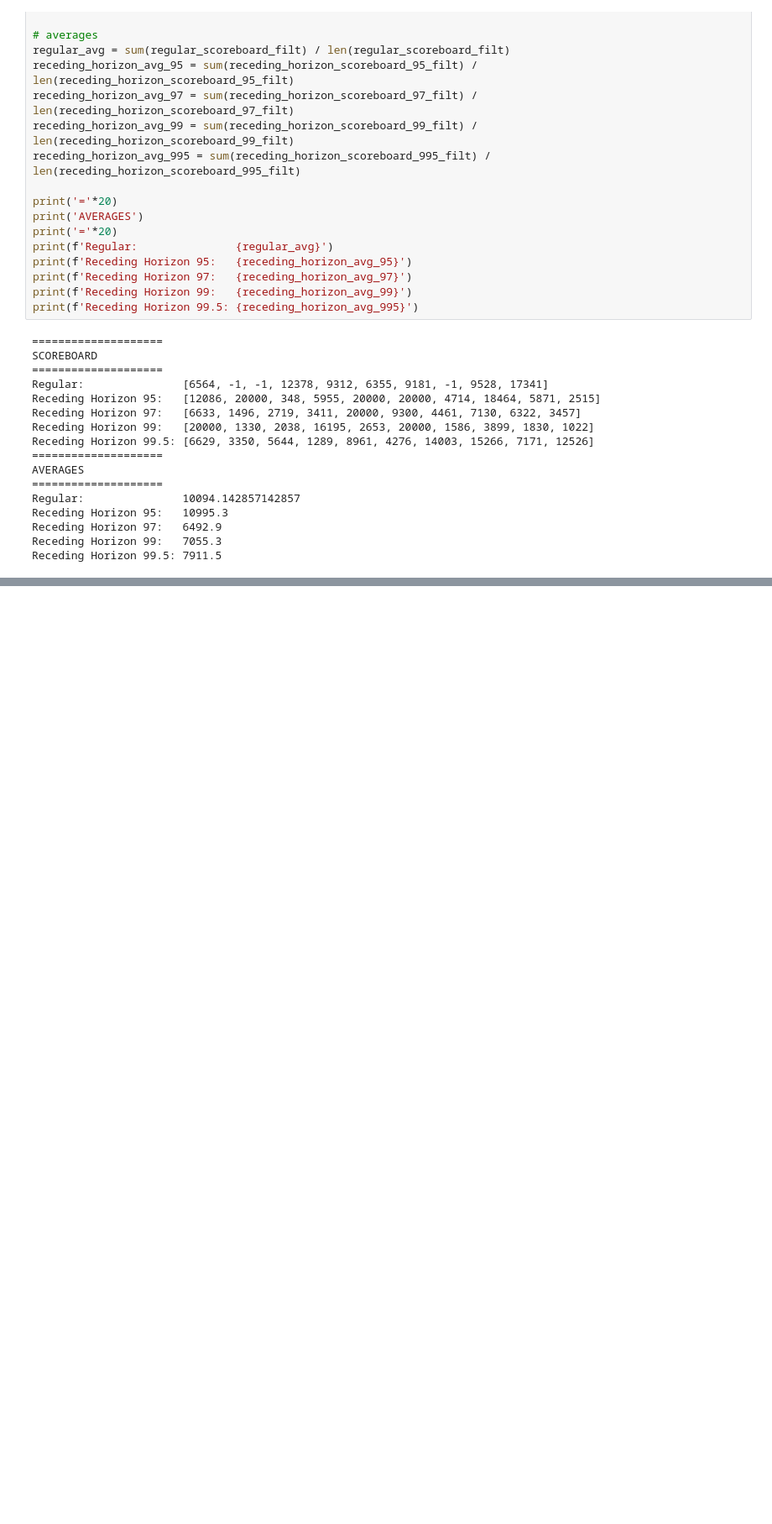
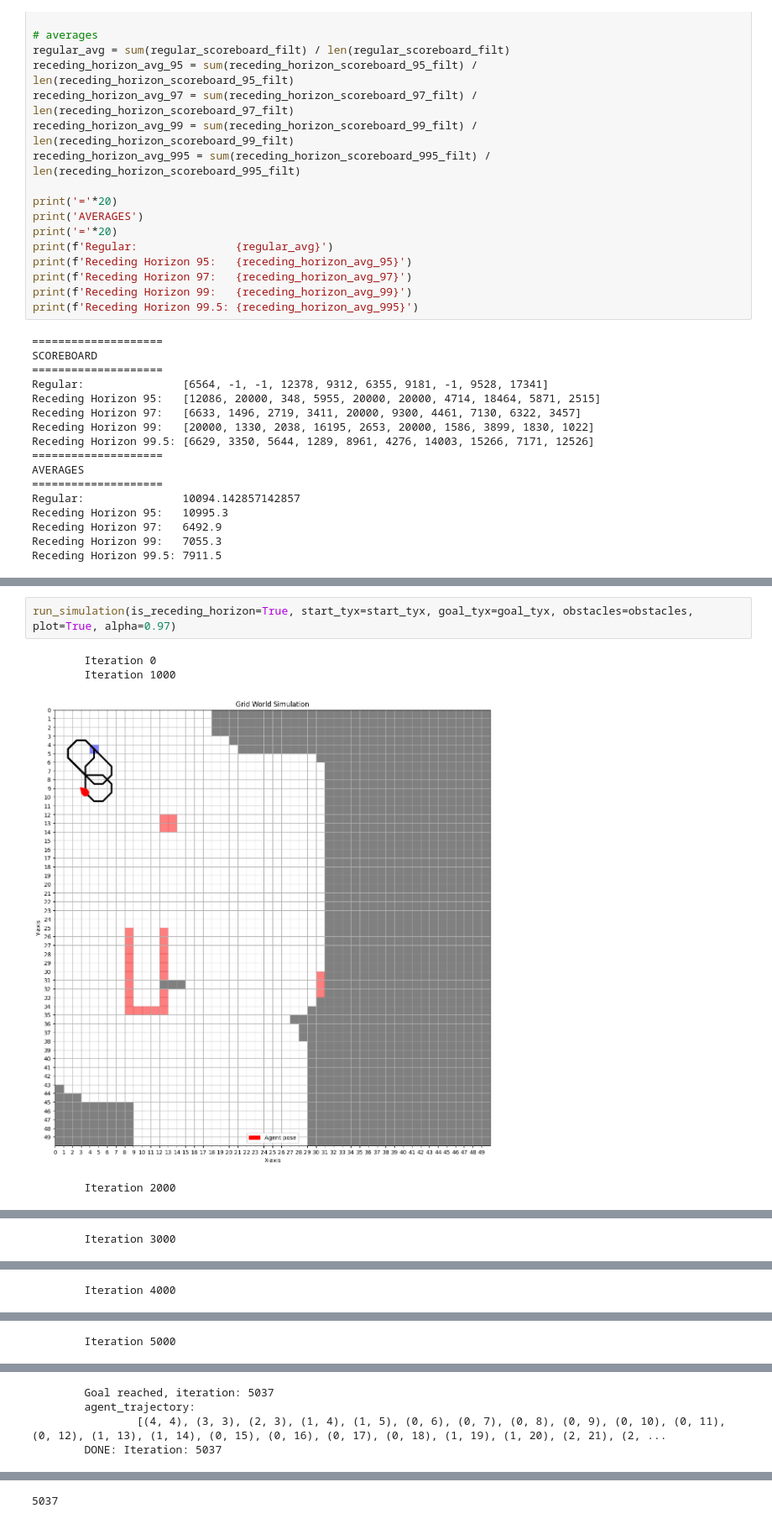
Before and after one commit to jrbeyer/532_project_demo, a Jupyter notebook: 532_project_demo.ipynb, the cells around one changed output, grey strips where cells are left out. Shown at 84% size. Saved outputs shown, nothing was run; the diff lists cells and outputs as text; blank space fills up the shorter version.

```diff
--- a/532_project_demo.ipynb
+++ b/532_project_demo.ipynb
@@ -1514,0 +1513,7 @@ Receding Horizon 99.5: 7911.5
+# %%
+run_simulation(is_receding_horizon=True, start_tyx=start_tyx, goal_tyx=goal_tyx, obstacles=obstacles, plot=True, alpha=0.97)
+# %% [output]
+        Iteration 0
+        Iteration 1000
+[figure, added]
+        Iteration 2000
@@ -1514,0 +1521 @@ Receding Horizon 99.5: 7911.5
+        Iteration 3000
@@ -1514,0 +1523 @@ Receding Horizon 99.5: 7911.5
+        Iteration 4000
@@ -1514,0 +1525 @@ Receding Horizon 99.5: 7911.5
+        Iteration 5000
@@ -1514,0 +1527,4 @@ Receding Horizon 99.5: 7911.5
+        Goal reached, iteration: 5037
+        agent_trajectory:
+                [(4, 4), (3, 3), (2, 3), (1, 4), (1, 5), (0, 6), (0, 7), (0, 8), (0, 9), (0, 10), (0, 11), (0, 12), (1, 13), (1, 14), (0, 15), (0, 16), (0, 17), (0, 18), (1, 19), (1, 20), (2, 21), (2, ...
+        DONE: Iteration: 5037
@@ -1514,0 +1532 @@ Receding Horizon 99.5: 7911.5
+5037
```
Also changed, not shown: parts of 3 cells of this notebook.
